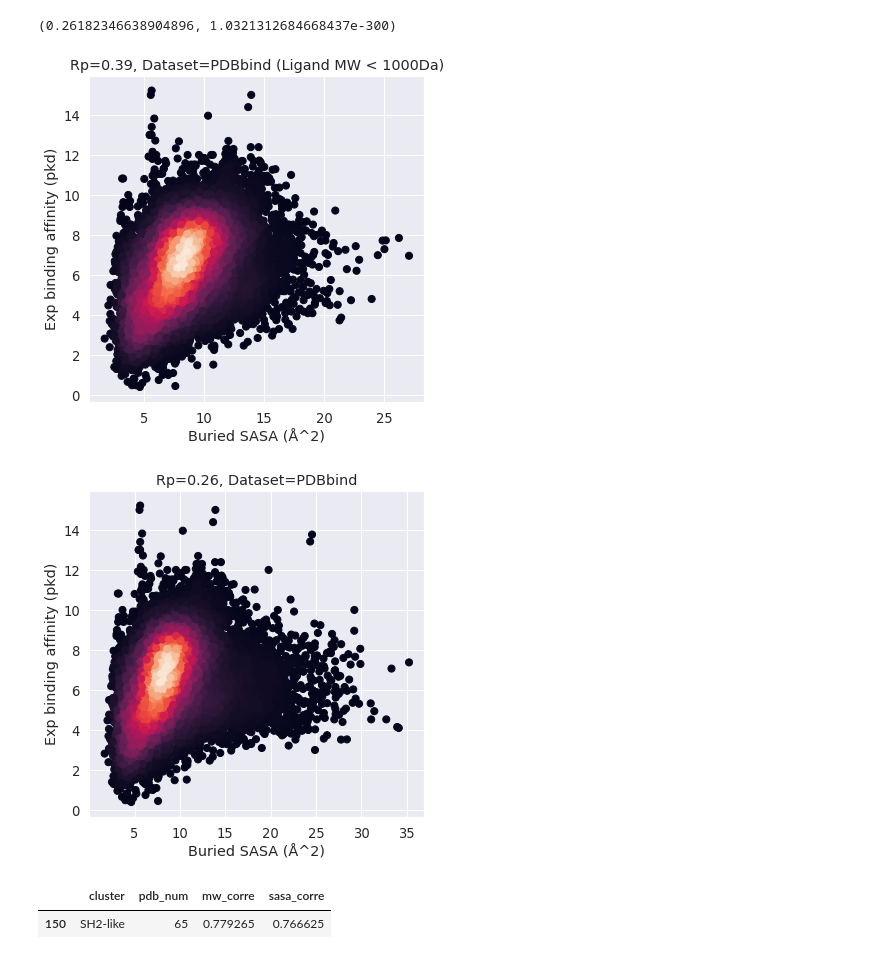
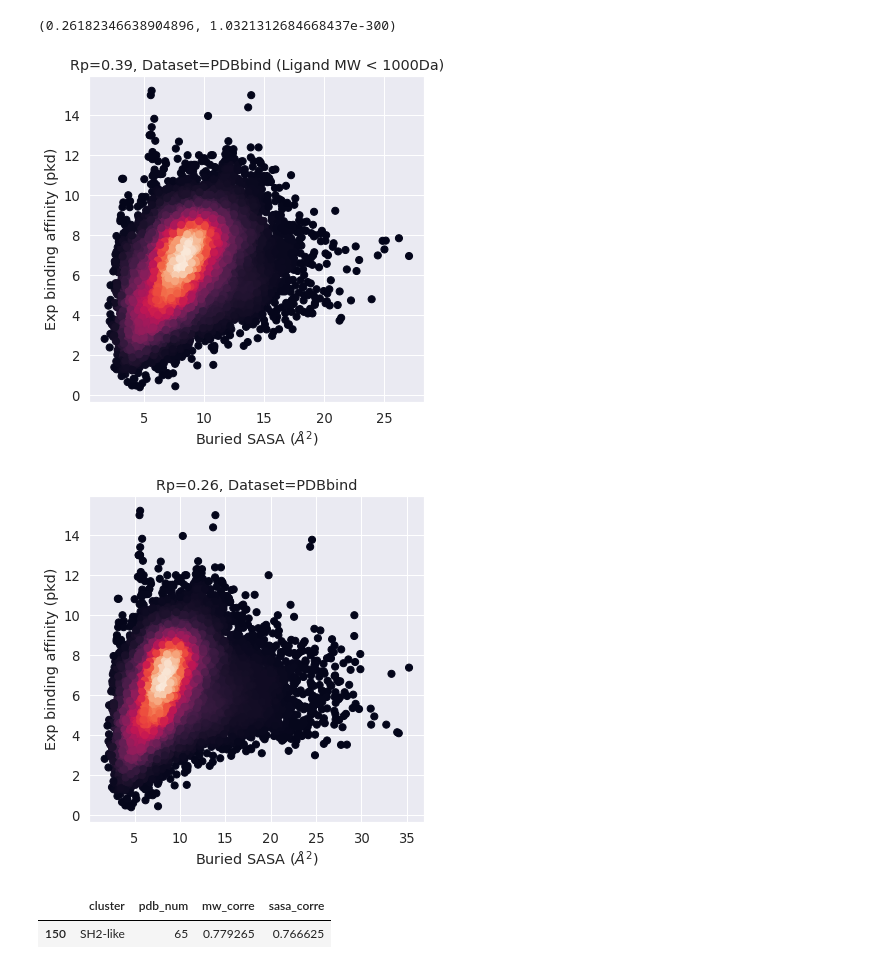
Before and after one commit to hnlab/generalization_benchmark, a Jupyter notebook: plot_scripts/plots.ipynb, the cells around one changed output. Saved outputs shown, nothing was run; the diff lists cells and outputs as text; code cells hidden in the pictures.

```diff
--- a/plot_scripts/plots.ipynb
+++ b/plot_scripts/plots.ipynb
@@ -320,0 +585,36 @@ plt.savefig("./png/figure_4_LR_V_pcv.png", dpi=800, bbox_inches='tight')
+# %%
+GraphBAR_PCV_clu_score_10=pd.read_csv("/pubhome/hzhu02/GPSF/generalization_benchmark/models/general_3_fold_summary/data_mw_bias/graphbar_PCV_clu_score_10.csv")
+GraphBAR_RCV_clu_score_10=pd.read_csv("/pubhome/hzhu02/GPSF/generalization_benchmark/models/general_3_fold_summary/data_mw_bias/graphbar_RCV_clu_score_10.csv")
+
+
+# plt.figure(figsize=(6, 12), facecolor='w', edgecolor='k')
+sns.set(font_scale=1.0)
+fig, ax =plt.subplots(figsize=(10,4))
+# ax.plot(GraphBAR_RCV_clu_score_10.sort_values(by=['cluster'])['cluster'], GraphBAR_RCV_clu_score_10.sort_values(by=['cluster'])['mean'])
+ax.plot(GraphBAR_RCV_clu_score_10.sort_values(by=['mean'])['cluster'], GraphBAR_RCV_clu_score_10.sort_values(by=['mean'])['mean'], color="#0000FF", alpha=0.2)
+# ax.fill_between(GraphBAR_RCV_clu_score_10.sort_values(by=['cluster'])['cluster'], GraphBAR_RCV_clu_score_10.sort_values(by=['cluster'])['min'], GraphBAR_RCV_clu_score_10.sort_values(by=['cluster'])['max'], color="skyblue", alpha=0.8)
+ax.fill_between(GraphBAR_RCV_clu_score_10.sort_values(by=['mean'])['cluster'], GraphBAR_RCV_clu_score_10.sort_values(by=['mean'])['min'], GraphBAR_RCV_clu_score_10.sort_values(by=['mean'])['max'], color="#FFDEAD", alpha=0.8)
+ax.set_xlabel("Clusters")
+ax.set_xticks([])
+ax.set_ylabel("Cluster Rp")
+ax.set_title("Model=GraphBAR, CV=Random-CV")
+for clu in selected_cluster:
+    ax.scatter(clu, GraphBAR_RCV_clu_score_10[GraphBAR_RCV_clu_score_10['cluster']==clu]['mean'], c='k', s=18)
+# plt.show()
+plt.savefig("./png/figure_4_GraphBAR_rcv.png", dpi=800, bbox_inches='tight')
+
+# plt.figure(figsize=(6, 12), facecolor='w', edgecolor='k')
+sns.set(font_scale=1.0)
+fig, ax =plt.subplots(figsize=(10,4))
+# ax.plot(GraphBAR_PCV_clu_score_10.sort_values(by=['cluster'])['cluster'], GraphBAR_PCV_clu_score_10.sort_values(by=['cluster'])['mean'])
+ax.plot(GraphBAR_PCV_clu_score_10.sort_values(by=['mean'])['cluster'], GraphBAR_PCV_clu_score_10.sort_values(by=['mean'])['mean'], color="#0000FF", alpha=0.2)
+# ax.fill_between(GraphBAR_PCV_clu_score_10.sort_values(by=['cluster'])['cluster'], GraphBAR_PCV_clu_score_10.sort_values(by=['cluster'])['min'], GraphBAR_PCV_clu_score_10.sort_values(by=['cluster'])['max'], color="skyblue", alpha=0.8)
+ax.fill_between(GraphBAR_PCV_clu_score_10.sort_values(by=['mean'])['cluster'], GraphBAR_PCV_clu_score_10.sort_values(by=['mean'])['min'], GraphBAR_PCV_clu_score_10.sort_values(by=['mean'])['max'], color="#FFDEAD", alpha=0.8)
+ax.set_xlabel("Clusters")
+ax.set_xticks([])
+ax.set_ylabel("Cluster Rp")
+ax.set_title("Model=GraphBAR, CV=Pfam-CV")
+for clu in selected_cluster:
+    ax.scatter(clu, GraphBAR_PCV_clu_score_10[GraphBAR_PCV_clu_score_10['cluster']==clu]['mean'], c='k', s=18)
+# plt.show()
+plt.savefig("./png/figure_4_GraphBAR_pcv.png", dpi=800, bbox_inches='tight')
@@ -550,30 +837,30 @@ z = gaussian_kde(xy)(xy)
 # fig, ax = plt.subplots(figsize=())
 plt.scatter(x, y, c=z, s=50)
 # ax.plot(x, x)
-plt.xlabel("Buried SASA (Å^2)")
+plt.xlabel(r'Buried SASA $  (Å^2) $')
 plt.ylabel("Exp binding affinity (pkd)")
 # plt.savefig(path)
 plt.title("Rp=0.39, Dataset=PDBbind (Ligand MW < 1000Da)")
 plt.savefig("/pubhome/hzhu02/models/Redocked_pose/plot_scripts/png/figure_8_sasa_exp_mw_restrain.png", dpi=800, bbox_inches='tight')
 # %% [output]
-[figure, old version]
+[figure, new version]
 # %%
 plt.figure(figsize=(6, 6), facecolor='w', edgecolor='k')
 sns.set(font_scale=1.2)
 x = np.array(all_pdb[all_pdb['delta_sasa']>0]['delta_sasa'], dtype=float)
 y = all_pdb[all_pdb['delta_sasa']>0]['affinity'].to_list()
 xy = np.vstack([x,y])
 z = gaussian_kde(xy)(xy)
 # fig, ax = plt.subplots(figsize=())
 plt.scatter(x, y, c=z, s=50)
 # ax.plot(x, x)
-plt.xlabel("Buried SASA (Å^2)")
+plt.xlabel(r'Buried SASA $  (Å^2) $')
 plt.ylabel("Exp binding affinity (pkd)")
 # plt.savefig(path)
 plt.title("Rp=0.26, Dataset=PDBbind")
 plt.savefig("/pubhome/hzhu02/models/Redocked_pose/plot_scripts/png/figure_8_sasa_exp_no_mw_restrain.png", dpi=800, bbox_inches='tight')
 # %% [output]
-[figure, old version]
+[figure, new version]
 # %%
 sasa_cor = pd.read_csv("/pubhome/hzhu02/GPSF/generalization_benchmark/models/general_3_fold_summary/data_mw_bias/eleven_model_cluster_result_selected_cluster.csv")
 clean_sasa = sasa_cor[['cluster', 'pdb_num','mw_corre','sasa_corre']].drop_duplicates()
```
Also changed, not shown: parts of 42 cells of this notebook, 54 other files.
